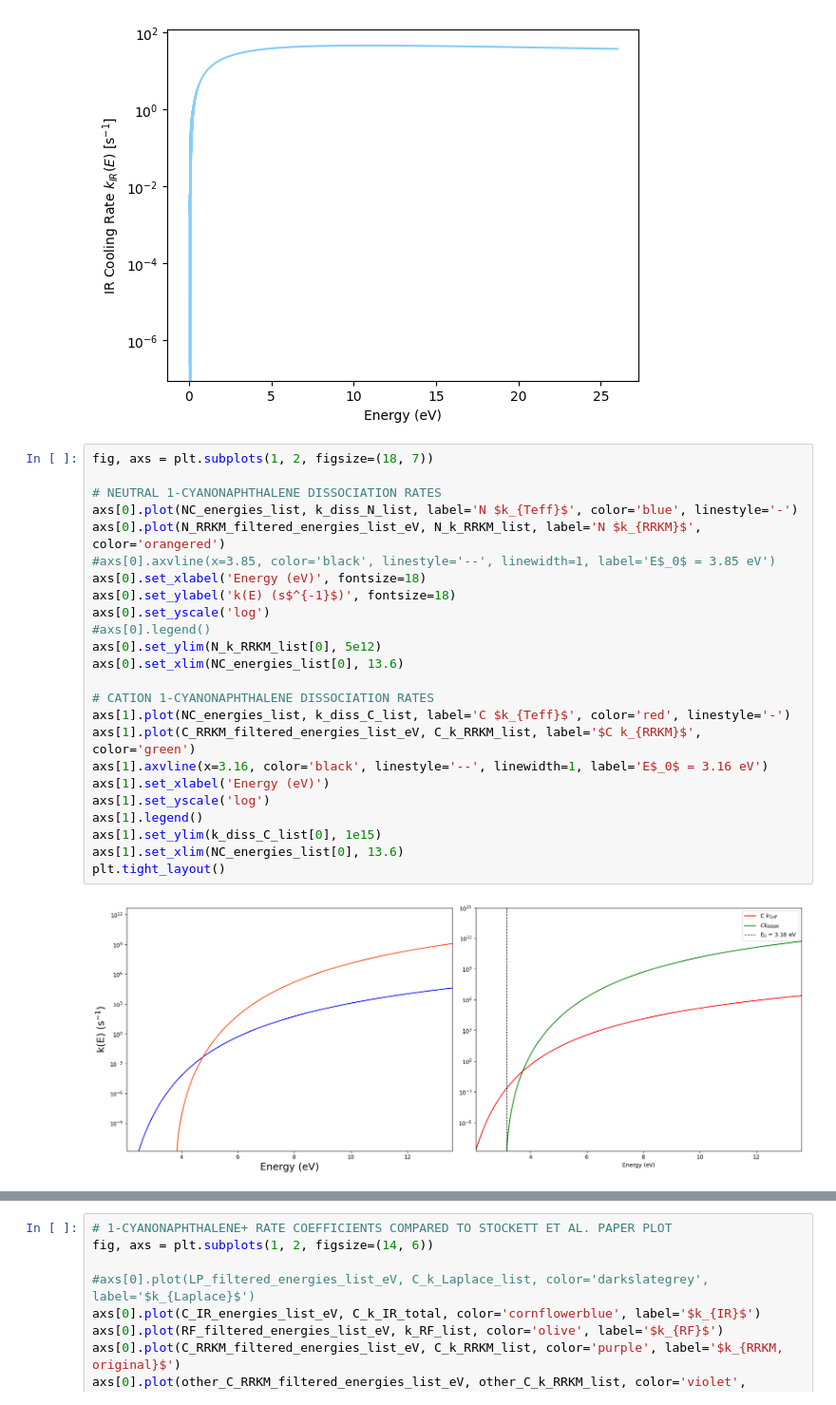
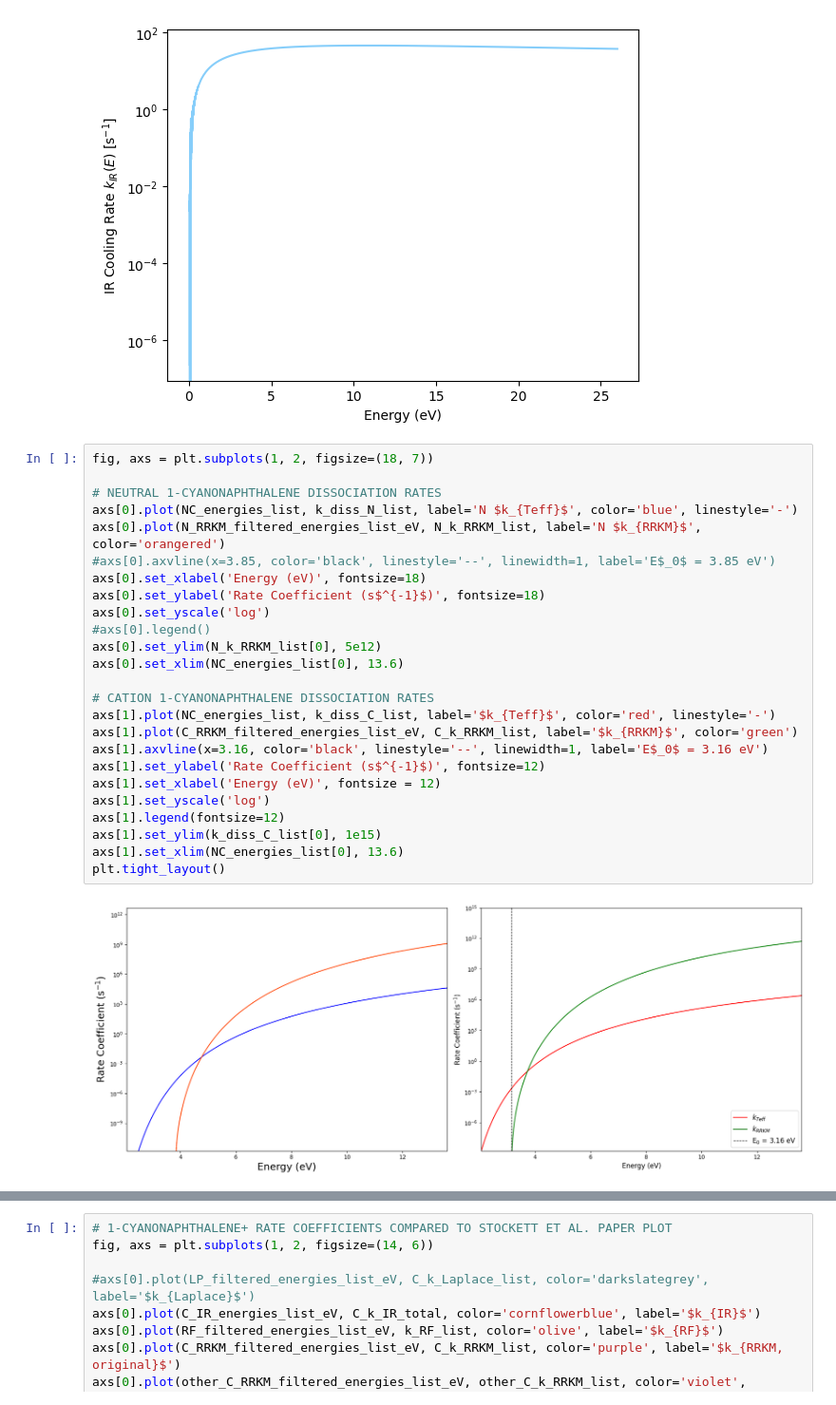
Before and after one commit to mustafa9812/Project-Cynap, a Jupyter notebook: scripts/calculations.ipynb, the cells around one changed output, grey strips where cells are left out. Shown at 95% size. Saved outputs shown, nothing was run; the diff lists cells and outputs as text.

```diff
--- a/scripts/calculations.ipynb
+++ b/scripts/calculations.ipynb
@@ -817,26 +817,27 @@ plt.savefig(r'C:\Users\Mustafa\Documents\GitHub\Project-Cynap\plots\C_IR.png')
 # %%
 fig, axs = plt.subplots(1, 2, figsize=(18, 7))
 
 # NEUTRAL 1-CYANONAPHTHALENE DISSOCIATION RATES
 axs[0].plot(NC_energies_list, k_diss_N_list, label='N $k_{Teff}$', color='blue', linestyle='-')
 axs[0].plot(N_RRKM_filtered_energies_list_eV, N_k_RRKM_list, label='N $k_{RRKM}$', color='orangered')
 #axs[0].axvline(x=3.85, color='black', linestyle='--', linewidth=1, label='E$_0$ = 3.85 eV')
 axs[0].set_xlabel('Energy (eV)', fontsize=18)
-axs[0].set_ylabel('k(E) (s$^{-1}$)', fontsize=18)
+axs[0].set_ylabel('Rate Coefficient (s$^{-1}$)', fontsize=18)
 axs[0].set_yscale('log')
 #axs[0].legend()
 axs[0].set_ylim(N_k_RRKM_list[0], 5e12)
 axs[0].set_xlim(NC_energies_list[0], 13.6)
 
 # CATION 1-CYANONAPHTHALENE DISSOCIATION RATES
-axs[1].plot(NC_energies_list, k_diss_C_list, label='C $k_{Teff}$', color='red', linestyle='-')
-axs[1].plot(C_RRKM_filtered_energies_list_eV, C_k_RRKM_list, label='$C k_{RRKM}$', color='green')
+axs[1].plot(NC_energies_list, k_diss_C_list, label='$k_{Teff}$', color='red', linestyle='-')
+axs[1].plot(C_RRKM_filtered_energies_list_eV, C_k_RRKM_list, label='$k_{RRKM}$', color='green')
 axs[1].axvline(x=3.16, color='black', linestyle='--', linewidth=1, label='E$_0$ = 3.16 eV')
-axs[1].set_xlabel('Energy (eV)')
+axs[1].set_ylabel('Rate Coefficient (s$^{-1}$)', fontsize=12)
+axs[1].set_xlabel('Energy (eV)', fontsize = 12)
 axs[1].set_yscale('log')
-axs[1].legend()
+axs[1].legend(fontsize=12)
 axs[1].set_ylim(k_diss_C_list[0], 1e15)
 axs[1].set_xlim(NC_energies_list[0], 13.6)
 plt.tight_layout()
 # %% [output]
-[figure, old version]
+[figure, new version]
```
Also changed, not shown: parts of 7 cells of this notebook, 5 other files.
